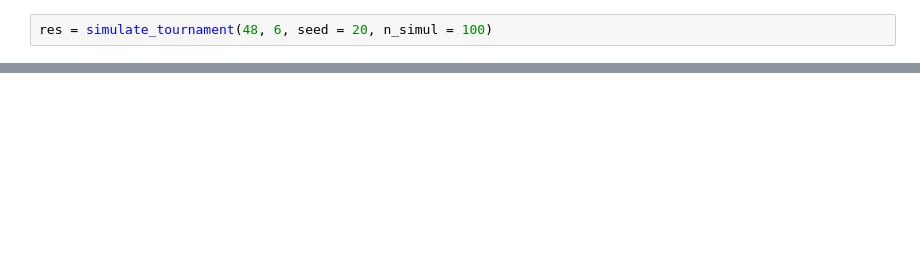
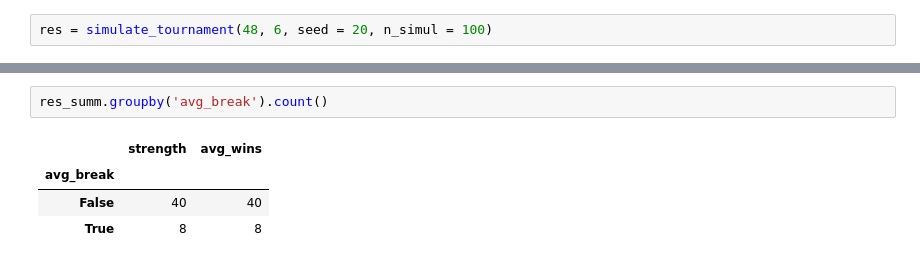
Before and after one commit to stillmatic/tournaments, a Jupyter notebook: tourney.ipynb, the cells around one changed output, grey strips where cells are left out. Cells and saved outputs as stored; diff of their text form; blank space fills up the shorter version.

```diff
--- a/tourney.ipynb
+++ b/tourney.ipynb
@@ -142,0 +227,7 @@ lm.set_ylabels("Average Wins")
+# %%
+res_summ.groupby('avg_break').count()
+# %% [output]
+|  | strength | avg_wins |
+| avg_break |  |  |
+| False | 40 | 40 |
+| True | 8 | 8 |
```
Also changed, not shown: parts of 18 cells of this notebook.
